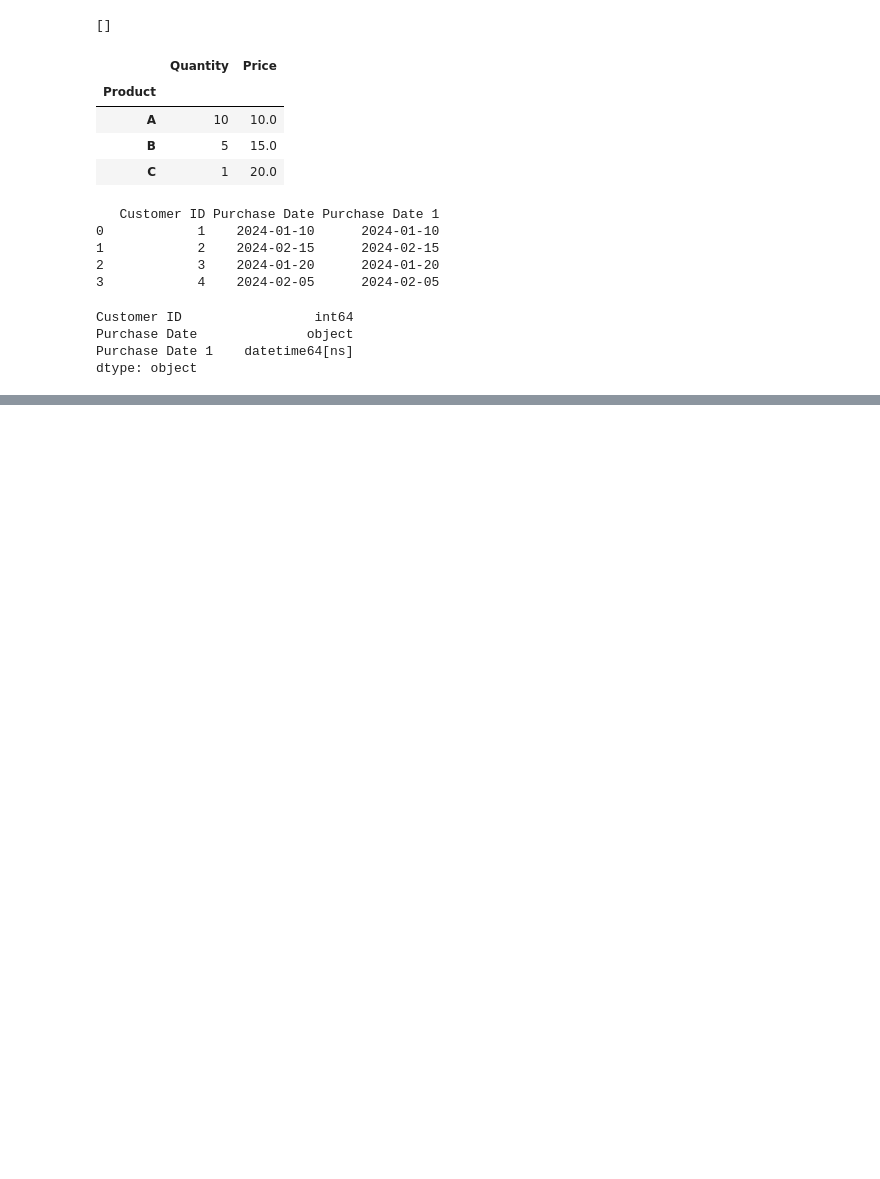
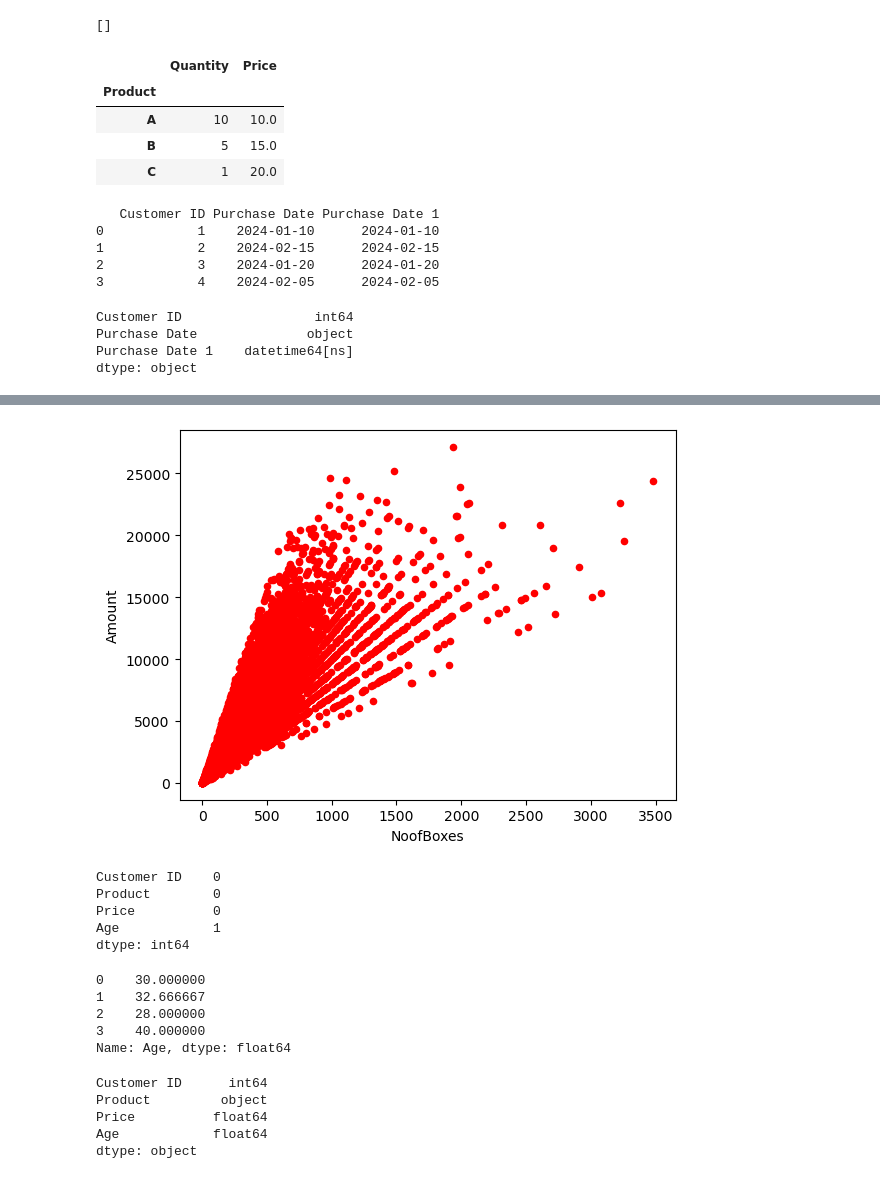
Before and after one commit to Shivakumar8790/Python-Practice-, a Jupyter notebook: 1. 7 Python practice.ipynb, the cells around one changed output, grey strips where cells are left out. Saved outputs shown, nothing was run; the diff lists cells and outputs as text; code cells hidden in the pictures; blank space fills up the shorter version.

```diff
--- a/1. 7 Python practice.ipynb
+++ b/1. 7 Python practice.ipynb
@@ -4186,0 +4235,7 @@ data
+# %%
+sales_data.plot.scatter(x = "Boxes" , y = "Amount" , color = "red")
+plt.xlabel("NoofBoxes")
+plt.ylabel("Amount")
+plt.show()
+# %% [output]
+[figure, added]
@@ -4186,0 +4251,24 @@ data
+# %%
+data.isnull().sum()
+# %% [output]
+Customer ID    0
+Product        0
+Price          0
+Age            1
+dtype: int64
+# %%
+data["Age"].fillna(data["Age"].mean())
+# %% [output]
+0    30.000000
+1    32.666667
+2    28.000000
+3    40.000000
+Name: Age, dtype: float64
+# %%
+data.dtypes
+# %% [output]
+Customer ID      int64
+Product         object
+Price          float64
+Age            float64
+dtype: object
```
Also changed, not shown: parts of 14 cells of this notebook.
